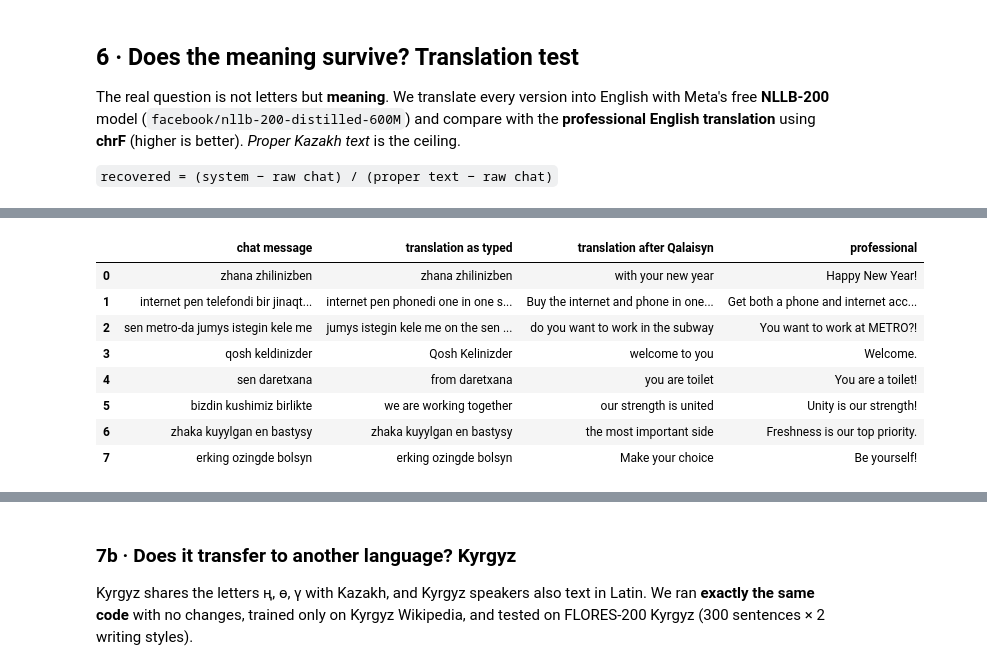
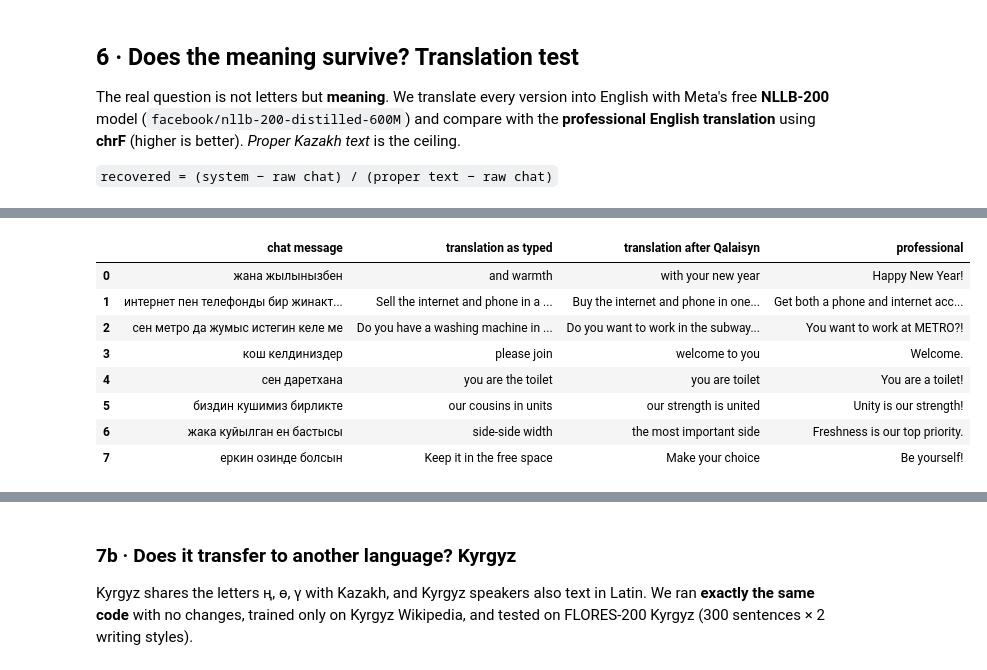
Before and after one commit to ZemBono/qalaisyn, a Jupyter notebook: Qalaisyn.ipynb, the cells around one changed output, grey strips where cells are left out. Drawn from its saved outputs; the diff is of its cells as text; code cells hidden in the pictures.

```diff
--- a/Qalaisyn.ipynb
+++ b/Qalaisyn.ipynb
@@ -903,6 +1032,19 @@ ROOT = Path(__file__).resolve().parents[1]
 
 def build(rows, kind):
     out = []
+    if kind == "cyr-typos-15":     # Russian-keyboard Cyrillic + 15% thumb typos
+        from chatify import chatify_cyr
+        seen = set()
+        for r in rows:
+            if r["id"] in seen:
+                continue
+            seen.add(r["id"])
+            rr = dict(r)
+            rr["chat"] = add_typos(chatify_cyr(r["kaz"], "ru-keyboard", random.Random(f"c-{r['id']}")), 0.15,
+                                   random.Random(f"{kind}-{r['id']}"))
+            rr["profile"] = kind
+            out.append(rr)
+        return out
     for r in rows:
         if r["profile"] != "typical" and kind != "unseen-habits":
             continue
@@ -927,7 +1069,7 @@ if __name__ == "__main__":
                  QalaisynRestorer(lex, fuzzy=True, name="M2 Qalaisyn+typos")]
     base = load(name)
     results = {}
-    for kind in ["typos-5", "typos-15", "unseen-habits"]:
+    for kind in ["typos-5", "typos-15", "unseen-habits", "cyr-typos-15"]:
         rows = build(base, kind)
         table, outs = evaluate(restorers, rows, f"{name}_{kind}")
         results[kind] = {k: v for k, v in table.items() if "|" not in k}
@@ -1072,7 +1296,7 @@ def by_length(data, model=MODEL):
 
 
 if __name__ == "__main__":
-    data = rows("test_tatoeba") + rows("test_flores")
+    data = rows("test_tatoeba") + rows("test_flores") + rows("test_tatoeba_cyr") + rows("test_flores_cyr")
     rates, conf = letter_errors(data)
     print("Per-letter error rate (M2, clean test sets):")
     for l, (r, n) in sorted(rates.items(), key=lambda x: -x[1][0]):
@@ -1181,8 +1418,9 @@ lex.build_fuzzy()
 print(f"vocabulary {len(lex.uni):,} words · {len(lex.bi):,} word pairs · {time.time()-t0:.0f}s")
 RESTORERS = [RuleRestorer(), DictRestorer(lex), QalaisynRestorer(lex),
              QalaisynRestorer(lex, fuzzy=True, name="M2 Qalaisyn+typos")]
-msg = "balamnyn qyzuy 39 koterildi ne isteu kerek"
-for r in RESTORERS:
-    print(f"{r.name:18s} {r.restore(msg)}")
+for msg in ["баламнын кызуы 39 котерилди не истеу керек", "balamnyn qyzuy 39 koterildi ne isteu kerek"]:
+    print(msg)
+    for r in RESTORERS:
+        print(f"   {r.name:18s} {r.restore(msg)}")
 # %% [output]
 vocabulary 824,407 words · 7,091,928 word pairs · 12s
@@ -1272,19 +1538,19 @@ display(Image("figures/main_test_flores.png", width=760))
 # %%
-# Side by side: what the translator produced before and after Qalaisyn
-tr_rows = [json.loads(l) for l in open("data/processed/translated_test_tatoeba.jsonl", encoding="utf-8")]
-ex = [r for r in tr_rows if r["profile"] == "typical"][5:13]
+# Side by side: what the translator produced before and after Qalaisyn (Russian-keyboard messages)
+tr_rows = [json.loads(l) for l in open("data/processed/translated_test_tatoeba_cyr.jsonl", encoding="utf-8")]
+ex = [r for r in tr_rows if r["profile"] == "ru-keyboard" and r["chat"] != r["gold"]][5:13]
 display(pd.DataFrame([{"chat message": r["chat"], "translation as typed": r["en|B0 raw chat"],
                        "translation after Qalaisyn": r["en|M2 Qalaisyn+typos"], "professional": r["eng"]} for r in ex]))
 # %% [output]
 |  | chat message | translation as typed | translation after Qalaisyn | professional |
-| 0 | zhana zhilinizben | zhana zhilinizben | with your new year | Happy New Year! |
-| 1 | internet pen telefondi bir jinaqt... | internet pen phonedi one in one s... | Buy the internet and phone in one... | Get both a phone and internet acc... |
-| 2 | sen metro-da jumys istegin kele me | jumys istegin kele me on the sen ... | do you want to work in the subway | You want to work at METRO?! |
-| 3 | qosh keldinizder | Qosh Kelinizder | welcome to you | Welcome. |
-| 4 | sen daretxana | from daretxana | you are toilet | You are a toilet! |
-| 5 | bizdin kushimiz birlikte | we are working together | our strength is united | Unity is our strength! |
-| 6 | zhaka kuyylgan en bastysy | zhaka kuyylgan en bastysy | the most important side | Freshness is our top priority. |
-| 7 | erking ozingde bolsyn | erking ozingde bolsyn | Make your choice | Be yourself! |
+| 0 | жана жылынызбен | and warmth | with your new year | Happy New Year! |
+| 1 | интернет пен телефонды бир жинакт... | Sell the internet and phone in a ... | Buy the internet and phone in one... | Get both a phone and internet acc... |
+| 2 | сен метро да жумыс истегин келе ме | Do you have a washing machine in ... | Do you want to work in the subway... | You want to work at METRO?! |
+| 3 | кош келдиниздер | please join | welcome to you | Welcome. |
+| 4 | сен даретхана | you are the toilet | you are toilet | You are a toilet! |
+| 5 | биздин кушимиз бирликте | our cousins in units | our strength is united | Unity is our strength! |
+| 6 | жака куйылган ен бастысы | side-side width | the most important side | Freshness is our top priority. |
+| 7 | еркин озинде болсын | Keep it in the free space | Make your choice | Be yourself! |
 # %% [markdown]
 ## 7 · Real messages are messy — stress tests
 
```
Also changed, not shown: parts of 24 cells of this notebook, 54 other files.
